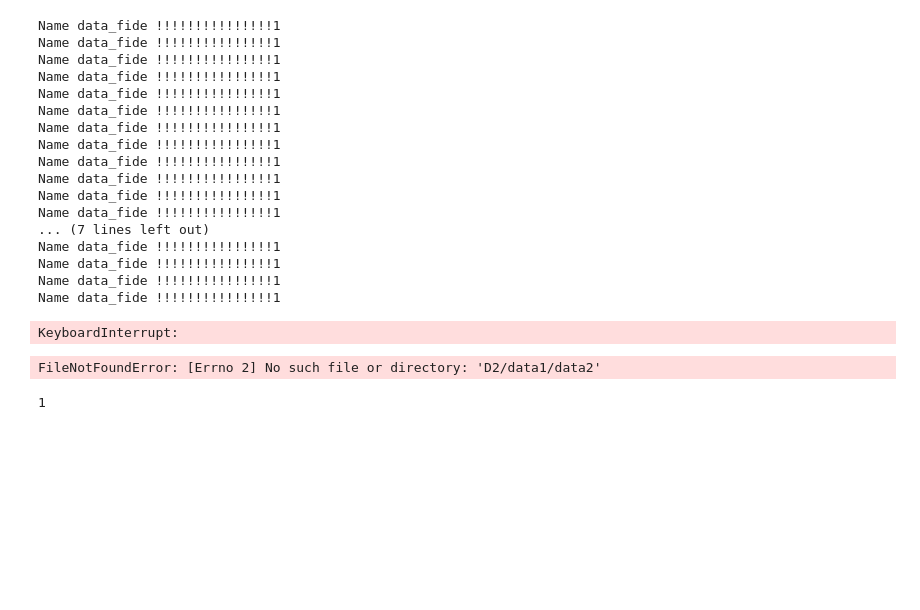
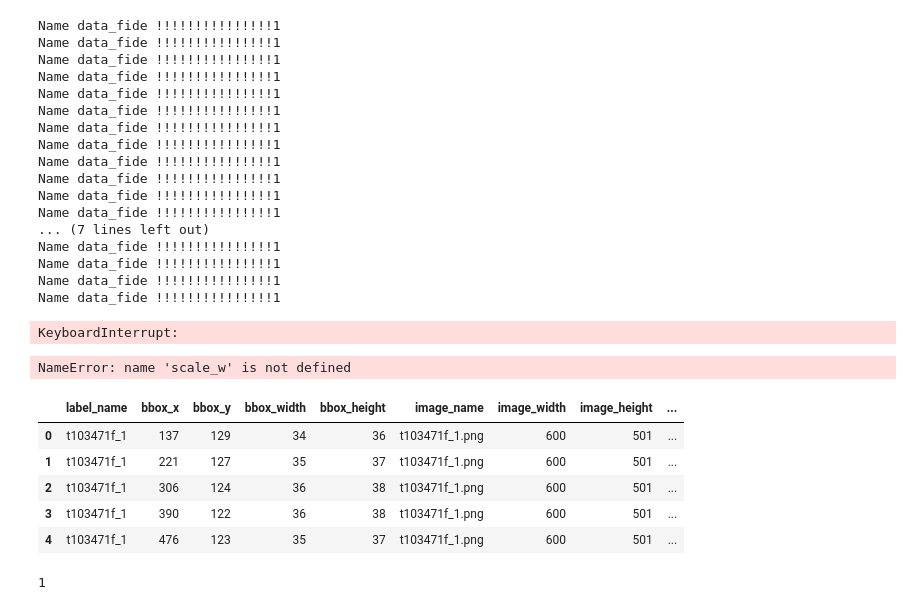
Before and after one commit to lamsd/DrugDatabase, a Jupyter notebook: B4.ipynb, the cells around one changed output. Saved outputs shown, nothing was run; the diff lists cells and outputs as text; code cells hidden in the pictures; blank space fills up the shorter version.

```diff
--- a/B4.ipynb
+++ b/B4.ipynb
@@ -152,10 +152,11 @@ Name data_fide !!!!!!!!!!!!!!!1
 KeyboardInterrupt:
 # %%
 import pandas as pd
-import math
 import shutil
+import os
 import matplotlib.pyplot as plt
 from PIL import Image, ImageFilter
+from tqdm import tqdm
 
 path_file_csv = f"Dataof/labels_my-project-name_2023-03-22-11-12-24.csv"
 name_image_background = "image_convert3.jpg"
@@ -163,9 +164,9 @@ name_image_background = "image_convert3.jpg"
 # name_image_out = "rocket_pillow_paste.png"
 path_folder_output = "Output"
 
-ratio = 4
+ratio = 0.5
 
-list_columns_name =["label_name", "bbox_x", "bbox_y", "bbox_width", "bbox_height", "image_name", "image_width", "image_height"]
+list_columns_name =["label_name", "bbox_x", "bbox_y", "bbox_width", "bbox_height", "image_name", "image_width", "image_height", "label_shape"]
 dict_columns_value = {x:[] for x in list_columns_name}
 list_position_background = []
 df = pd.read_csv(path_file_csv)
@@ -177,9 +178,10 @@ path_result = "Result"
 name_image = "images"
 name_label = "labels"
 
-shutil.rmtree(path_result)
+if os.path.exists(path_result):
+    shutil.rmtree(path_result)
 
-for name in os.listdir(path_folder_output):
+for name in tqdm(os.listdir(path_folder_output)):
     if not os.path.exists(os.path.join(path_result, name, name_image )):
         os.makedirs(os.path.join(path_result, name, name_image ))
         os.makedirs(os.path.join(path_result, name, name_label ))
@@ -192,6 +194,8 @@ for name in os.listdir(path_folder_output):
             dict_columns_value["label_name"].append(name_out)
             imA = im2.copy()
             width, height = imA.size
+            scale_w = width/ (ratio*idx[2])
+            scale_h = height/ (ratio*idx[3])
             if height/scale_w > idx[3]:
                 scale_a = scale_h
             else:
@@ -201,7 +205,6 @@ for name in os.listdir(path_folder_output):
             imA = imA.convert("RGBA")
             w, h = imA.size
             back_im.paste(imA, (idx[0]-int(w/2), idx[1]-int(h/2)), imA)
-            back_im.save(f"{path_result}/{name}/{name_image}/{name_out}.png", quality=95, format="png")
             dict_columns_value["bbox_x"].append(idx[0]-int(w/2))
             dict_columns_value["bbox_y"].append(idx[1]-int(h/2))
             dict_columns_value["bbox_width"].append(w)
@@ -209,8 +212,22 @@ for name in os.listdir(path_folder_output):
             dict_columns_value["image_name"].append(f"{name_out}.png")
             dict_columns_value["image_width"].append(im1.size[0])
             dict_columns_value["image_height"].append(im1.size[1])
+            dict_columns_value["label_shape"].append(name)
+        back_im.save(f"{path_result}/{name}/{name_image}/{name_out}.png", quality=95, format="png")
+
     pd.DataFrame(dict_columns_value).to_csv(f"{path_result}/{name}/{name_label}/label_{name}.csv", index=False)
+# %% [output]
+NameError: name 'scale_w' is not defined
 # %%
-os.mkdir("D2/data1/data2")
+# Convert csv to yolo format
+import pandas  as pd
+
+df = pd.read_csv("Result/Gear-shape/labels/label_Gear-shape.csv", index_col=None)
+df.head(5)
 # %% [output]
-FileNotFoundError: [Errno 2] No such file or directory: 'D2/data1/data2'
+|  | label_name | bbox_x | bbox_y | bbox_width | bbox_height | image_name | image_width | image_height | ... |
+| 0 | t103471f_1 | 137 | 129 | 34 | 36 | t103471f_1.png | 600 | 501 | ... |
+| 1 | t103471f_1 | 221 | 127 | 35 | 37 | t103471f_1.png | 600 | 501 | ... |
+| 2 | t103471f_1 | 306 | 124 | 36 | 38 | t103471f_1.png | 600 | 501 | ... |
+| 3 | t103471f_1 | 390 | 122 | 36 | 38 | t103471f_1.png | 600 | 501 | ... |
+| 4 | t103471f_1 | 476 | 123 | 35 | 37 | t103471f_1.png | 600 | 501 | ... |
```
Also changed, not shown: parts of 1 cell of this notebook, 1 other file.
